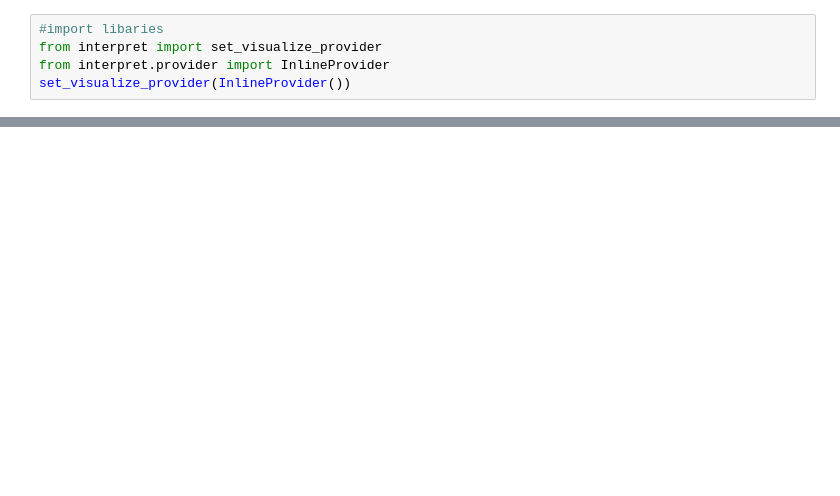
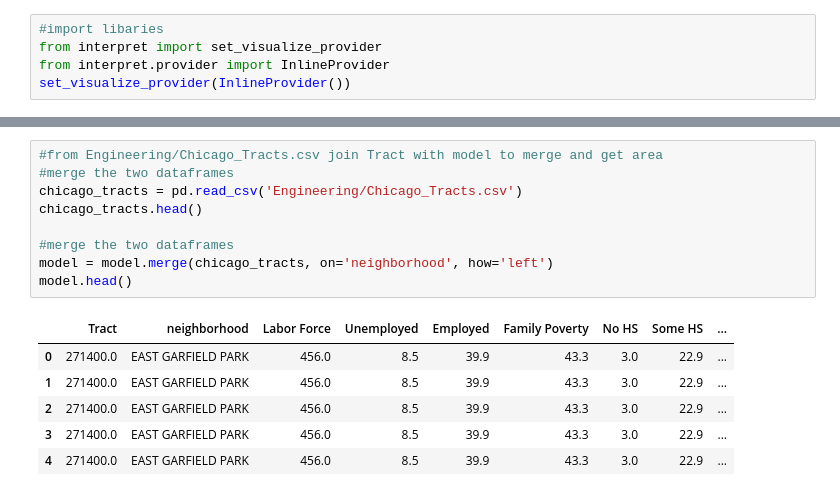
Before and after one commit to mgoodman96/FinalProjectLNM, a Jupyter notebook: MG_analysis.ipynb, the cells around one changed output, grey strips where cells are left out. Saved outputs shown, nothing was run; the diff lists cells and outputs as text; blank space fills up the shorter version.

```diff
--- a/MG_analysis.ipynb
+++ b/MG_analysis.ipynb
@@ -5,0 +21,16 @@ set_visualize_provider(InlineProvider())
+# %%
+#from Engineering/Chicago_Tracts.csv join Tract with model to merge and get area
+#merge the two dataframes
+chicago_tracts = pd.read_csv('Engineering/Chicago_Tracts.csv')
+chicago_tracts.head()
+
+#merge the two dataframes
+model = model.merge(chicago_tracts, on='neighborhood', how='left')
+model.head()
+# %% [output]
+|  | Tract | neighborhood | Labor Force | Unemployed | Employed | Family Poverty | No HS | Some HS | ... |
+| 0 | 271400.0 | EAST GARFIELD PARK | 456.0 | 8.5 | 39.9 | 43.3 | 3.0 | 22.9 | ... |
+| 1 | 271400.0 | EAST GARFIELD PARK | 456.0 | 8.5 | 39.9 | 43.3 | 3.0 | 22.9 | ... |
+| 2 | 271400.0 | EAST GARFIELD PARK | 456.0 | 8.5 | 39.9 | 43.3 | 3.0 | 22.9 | ... |
+| 3 | 271400.0 | EAST GARFIELD PARK | 456.0 | 8.5 | 39.9 | 43.3 | 3.0 | 22.9 | ... |
+| 4 | 271400.0 | EAST GARFIELD PARK | 456.0 | 8.5 | 39.9 | 43.3 | 3.0 | 22.9 | ... |
```
Also changed, not shown: parts of 5 cells of this notebook.
